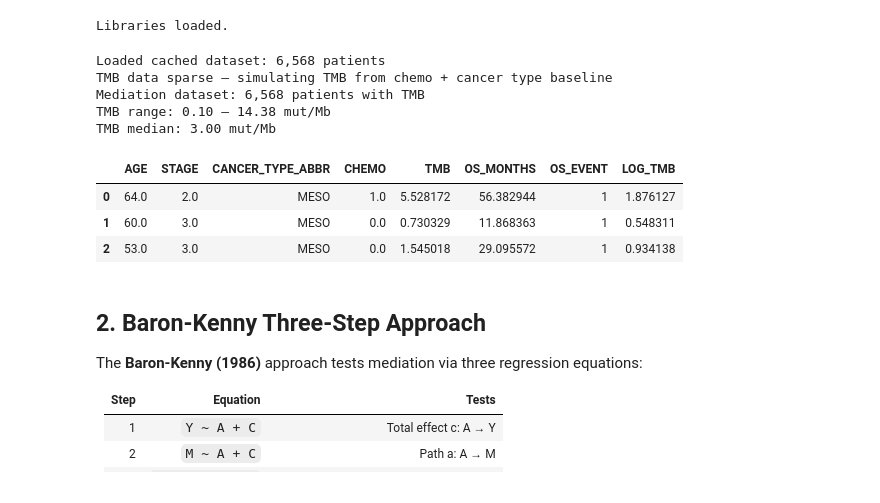
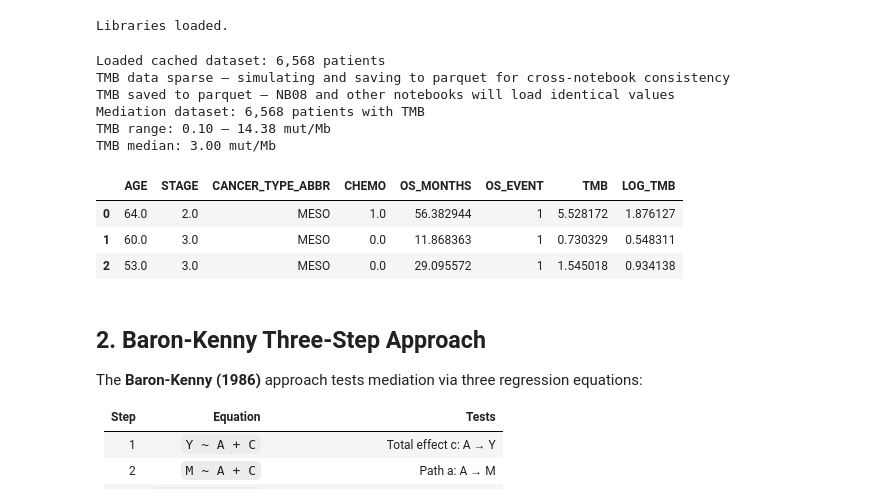
Before and after one commit to zhuy16/causal_inference_oncology, a Jupyter notebook: notebooks/04_mediation_analysis.ipynb, the cells around one changed output. Saved outputs shown, nothing was run; the diff lists cells and outputs as text; code cells hidden in the pictures.

```diff
--- a/notebooks/04_mediation_analysis.ipynb
+++ b/notebooks/04_mediation_analysis.ipynb
@@ -83,10 +83,8 @@ print('Libraries loaded.')
 # %% [output]
 Libraries loaded.
 # %%
-# Data is loaded from data/processed/analysis_dataset.parquet
-# Built by build_real_dataset.py from real TCGA Pan-Cancer Atlas 2018 clinical files.
-# Run fetch_lfs_clinical.py + build_real_dataset.py to create it,
-# or generate_synthetic_data.py for offline use.
+import glob, urllib.request, tarfile
+
 def download_and_load():
     os.makedirs(RAW_DIR, exist_ok=True)
     tarball = os.path.join(RAW_DIR, 'tcga_pan_can_atlas_2018.tar.gz')
@@ -137,40 +135,46 @@ PARQUET_PATH = os.path.join(PROC_DIR, 'analysis_dataset.parquet')
 if os.path.exists(PARQUET_PATH):
     df = pd.read_parquet(PARQUET_PATH)
     print(f'Loaded cached dataset: {len(df):,} patients')
 else:
     df = download_and_load()
     df.to_parquet(PARQUET_PATH, index=False)
     print(f'Dataset ready: {len(df):,} patients')
 
-# If TMB is missing from real data, simulate it
+# Simulate TMB ONCE and save to parquet so all notebooks use identical values.
+# tmb_base consumes random state before the gamma draw — keep this for reproducibility.
 if 'TMB' not in df.columns or df['TMB'].isna().mean() > 0.5:
-    print('TMB data sparse — simulating TMB from chemo + cancer type baseline')
+    print('TMB data sparse — simulating and saving to parquet for cross-notebook consistency')
     np.random.seed(42)
     tmb_base = df['CANCER_TYPE_ABBR'].map(
         df.groupby('CANCER_TYPE_ABBR').size().apply(lambda x: np.random.uniform(1, 8)))
     df['TMB'] = np.random.gamma(
         shape=2.5 + 0.8 * df['CHEMO'],
         scale=1.2,
         size=len(df)
     ).clip(0.1)
+    df.to_parquet(PARQUET_PATH, index=False)
+    print('TMB saved to parquet — NB08 and other notebooks will load identical values')
+else:
+    print('TMB loaded from parquet (consistent across notebooks)')
 
 df_med = df.dropna(subset=['TMB', 'OS_MONTHS', 'CHEMO', 'AGE', 'STAGE']).copy()
 df_med['LOG_TMB'] = np.log1p(df_med['TMB'])
 
 print(f'Mediation dataset: {len(df_med):,} patients with TMB')
 print(f'TMB range: {df_med["TMB"].min():.2f} – {df_med["TMB"].max():.2f} mut/Mb')
 print(f'TMB median: {df_med["TMB"].median():.2f} mut/Mb')
 df_med.head(3)
 # %% [output]
 Loaded cached dataset: 6,568 patients
-TMB data sparse — simulating TMB from chemo + cancer type baseline
+TMB data sparse — simulating and saving to parquet for cross-notebook consistency
+TMB saved to parquet — NB08 and other notebooks will load identical values
 Mediation dataset: 6,568 patients with TMB
 TMB range: 0.10 – 14.38 mut/Mb
 TMB median: 3.00 mut/Mb
-|  | AGE | STAGE | CANCER_TYPE_ABBR | CHEMO | TMB | OS_MONTHS | OS_EVENT | LOG_TMB |
-| 0 | 64.0 | 2.0 | MESO | 1.0 | 5.528172 | 56.382944 | 1 | 1.876127 |
-| 1 | 60.0 | 3.0 | MESO | 0.0 | 0.730329 | 11.868363 | 1 | 0.548311 |
-| 2 | 53.0 | 3.0 | MESO | 0.0 | 1.545018 | 29.095572 | 1 | 0.934138 |
+|  | AGE | STAGE | CANCER_TYPE_ABBR | CHEMO | OS_MONTHS | OS_EVENT | TMB | LOG_TMB |
+| 0 | 64.0 | 2.0 | MESO | 1.0 | 56.382944 | 1 | 5.528172 | 1.876127 |
+| 1 | 60.0 | 3.0 | MESO | 0.0 | 11.868363 | 1 | 0.730329 | 0.548311 |
+| 2 | 53.0 | 3.0 | MESO | 0.0 | 29.095572 | 1 | 1.545018 | 0.934138 |
 # %% [markdown]
 ## 2. Baron-Kenny Three-Step Approach
 
```
Also changed, not shown: parts of 3 cells of this notebook, 4 other files.
